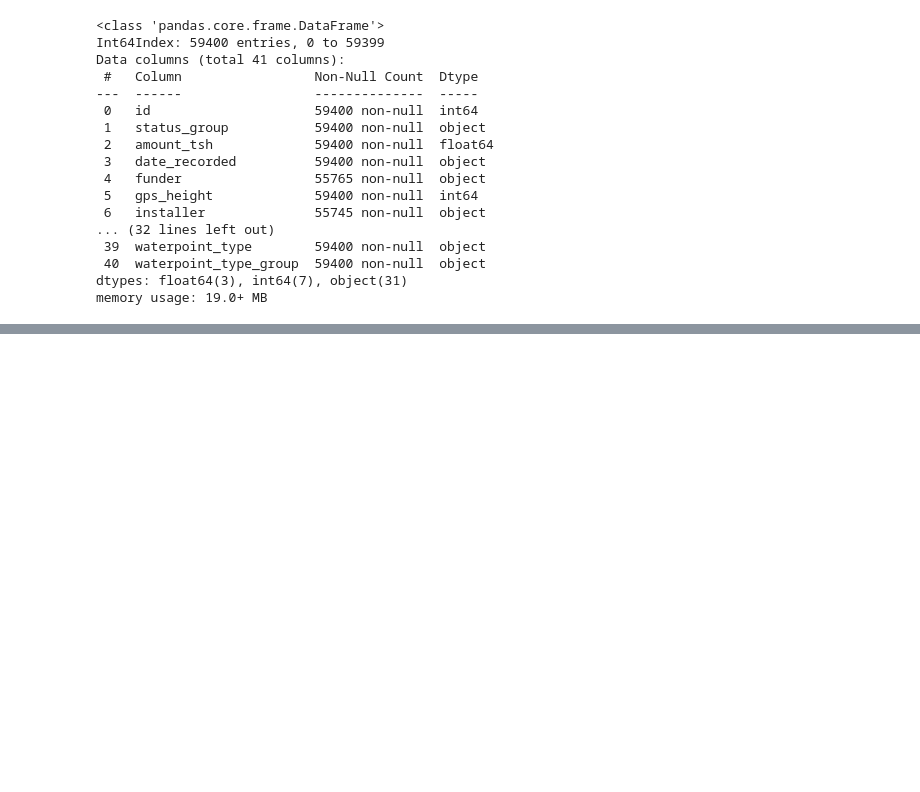
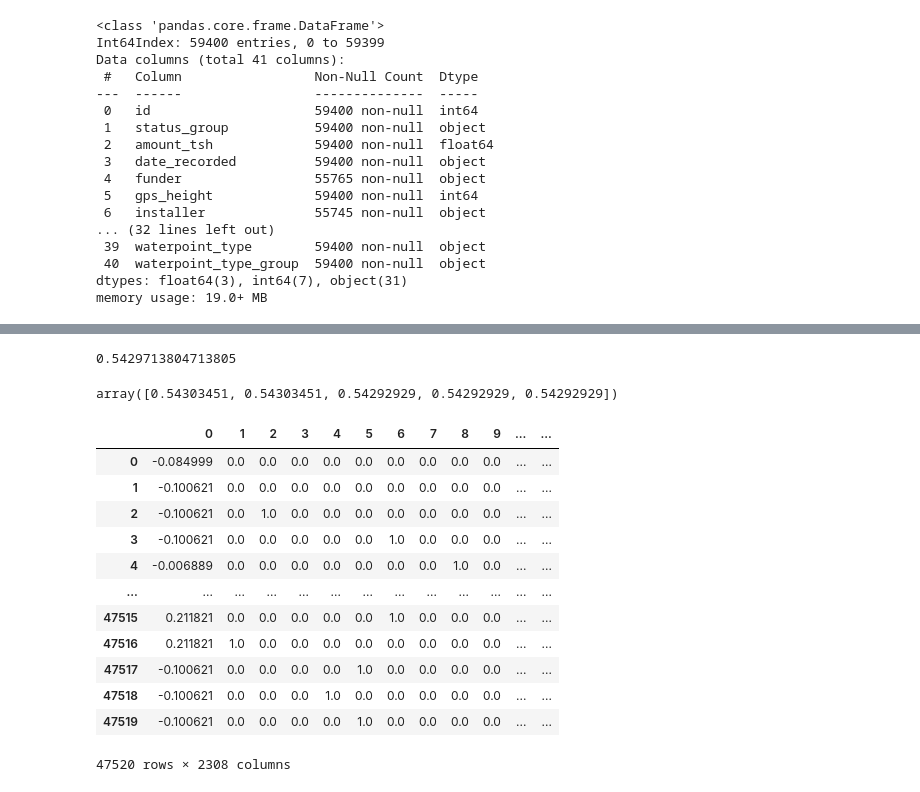
Before and after one commit to jsiddiqui85/Phase-3-Project, a Jupyter notebook: P3 EDA Notebook.ipynb, the cells around one changed output, grey strips where cells are left out. Drawn from its saved outputs; the diff is of its cells as text; code cells hidden in the pictures; blank space fills up the shorter version.

```diff
--- a/P3 EDA Notebook.ipynb
+++ b/P3 EDA Notebook.ipynb
@@ -242,0 +435,8 @@ dtype: int64
+# %%
+subpipe_num = Pipeline(steps=[('get_num', GrabNumeric),
+                              ('num_impute', SimpleImputer()),
+                              ('ss', StandardScaler())])
+
+
+subpipe_cat = Pipeline(steps=[('cat_impute', SimpleImputer(strategy='most_frequent')),
+                              ('ohe', OneHotEncoder(drop='first', sparse=False, handle_unknown='ignore'))])
@@ -242,0 +463,13 @@ dtype: int64
+# %%
+ct = ColumnTransformer(transformers = [
+    ('subpipe_num', subpipe_num, [0,1,6]),
+    ('subpipe_cat', subpipe_cat, [2,3,4,5,7,8,9,10,11,12,13,14,15,16])])
+# %%
+# Creating a dummy model pipeline & fitting it to X and y train
+
+dummy_mod_pipe = Pipeline(steps=[
+    ('ct', ct),
+    ('dummy_model', DummyClassifier(strategy='most_frequent'))
+    ])
+
+dummy_mod_pipe.fit(X_train, y_train)
@@ -242,0 +496,24 @@ dtype: int64
+# %%
+dummy_mod_pipe.score(X_train, y_train)
+# %% [output]
+0.5429713804713805
+# %%
+cross_val_score(dummy_mod_pipe, X_train, y_train)
+# %% [output]
+array([0.54303451, 0.54303451, 0.54292929, 0.54292929, 0.54292929])
+# %%
+pd.DataFrame(ct.fit_transform(X_train))
+# %% [output]
+|  | 0 | 1 | 2 | 3 | 4 | 5 | 6 | 7 | 8 | 9 | ... | ... |
+| 0 | -0.084999 | 0.0 | 0.0 | 0.0 | 0.0 | 0.0 | 0.0 | 0.0 | 0.0 | 0.0 | ... | ... |
+| 1 | -0.100621 | 0.0 | 0.0 | 0.0 | 0.0 | 0.0 | 0.0 | 0.0 | 0.0 | 0.0 | ... | ... |
+| 2 | -0.100621 | 0.0 | 1.0 | 0.0 | 0.0 | 0.0 | 0.0 | 0.0 | 0.0 | 0.0 | ... | ... |
+| 3 | -0.100621 | 0.0 | 0.0 | 0.0 | 0.0 | 0.0 | 1.0 | 0.0 | 0.0 | 0.0 | ... | ... |
+| 4 | -0.006889 | 0.0 | 0.0 | 0.0 | 0.0 | 0.0 | 0.0 | 0.0 | 1.0 | 0.0 | ... | ... |
+| ... | ... | ... | ... | ... | ... | ... | ... | ... | ... | ... | ... | ... |
+| 47515 | 0.211821 | 0.0 | 0.0 | 0.0 | 0.0 | 0.0 | 1.0 | 0.0 | 0.0 | 0.0 | ... | ... |
+| 47516 | 0.211821 | 1.0 | 0.0 | 0.0 | 0.0 | 0.0 | 0.0 | 0.0 | 0.0 | 0.0 | ... | ... |
+| 47517 | -0.100621 | 0.0 | 0.0 | 0.0 | 0.0 | 1.0 | 0.0 | 0.0 | 0.0 | 0.0 | ... | ... |
+| 47518 | -0.100621 | 0.0 | 0.0 | 0.0 | 1.0 | 0.0 | 0.0 | 0.0 | 0.0 | 0.0 | ... | ... |
+| 47519 | -0.100621 | 0.0 | 0.0 | 0.0 | 0.0 | 1.0 | 0.0 | 0.0 | 0.0 | 0.0 | ... | ... |
+47520 rows × 2308 columns
```
Also changed, not shown: parts of 44 cells of this notebook.
